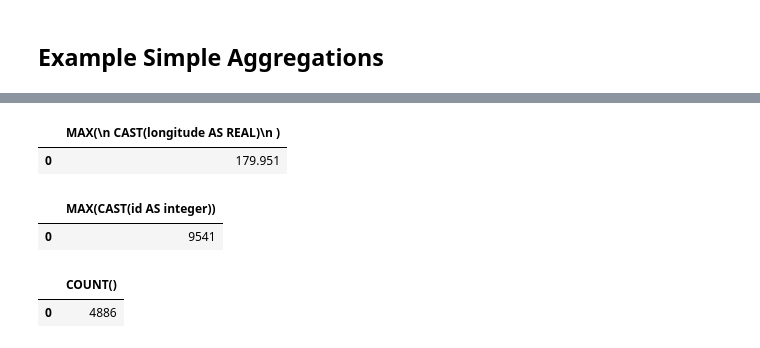
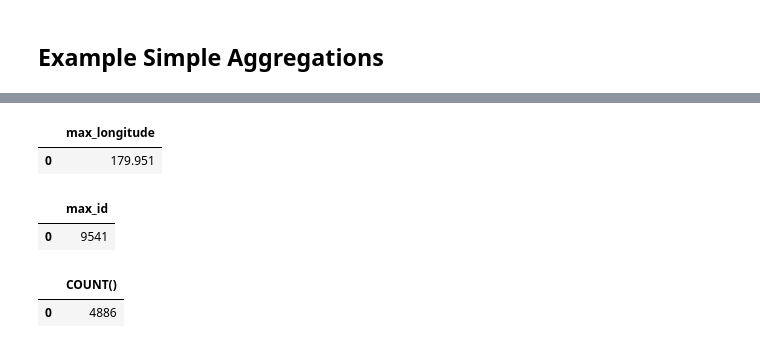
Before and after one commit to dvdhartsman/NTL-DS-080723, a Jupyter notebook: 2phase/sql_joins_aggs.ipynb, the cells around one changed output, grey strips where cells are left out. Cells and saved outputs as stored; diff of their text form; code cells hidden in the pictures.

```diff
--- a/2phase/sql_joins_aggs.ipynb
+++ b/2phase/sql_joins_aggs.ipynb
@@ -27,27 +69,25 @@ We have already seen some SQL aggregating functions like `COUNT()`. There are al
 # %%
 # Max value for longitude
 pd.read_sql('''
     SELECT
         -- Note we have to cast to a numerical value first
-        MAX(
-            CAST(longitude AS REAL)
-        )
+        MAX(CAST(longitude AS numeric)) as max_longitude
     FROM
         airports
 ''', conn)
 # %% [output]
-|  | MAX(\n CAST(longitude AS REAL)\n ) |
+|  | max_longitude |
 | 0 | 179.951 |
 # %%
 # Max value for id in table
 pd.read_sql('''
 SELECT
-    MAX(CAST(id AS integer))
+    MAX(CAST(id AS integer)) AS max_id
 FROM
     airports
 ''', conn)
 # %% [output]
-|  | MAX(CAST(id AS integer)) |
+|  | max_id |
 | 0 | 9541 |
 # %%
 # Effectively counts all the inactive airlines
```
Also changed, not shown: parts of 4 cells of this notebook, 1 other file.
